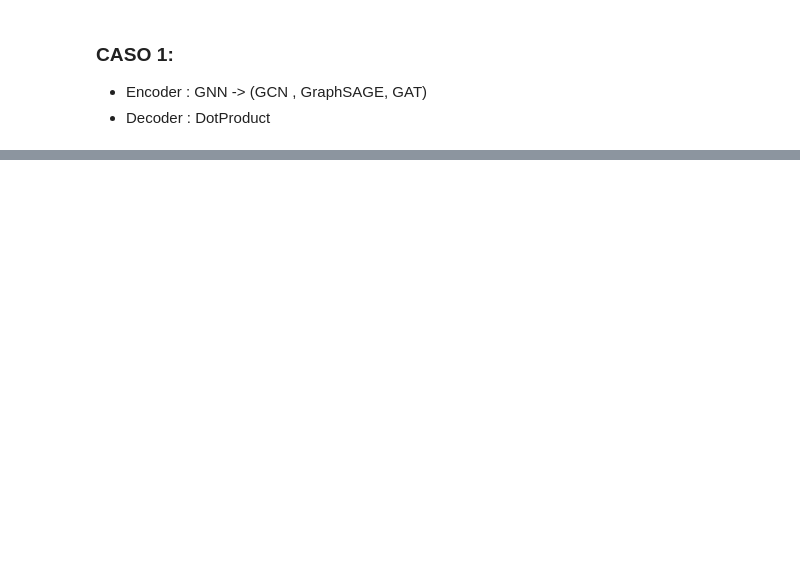
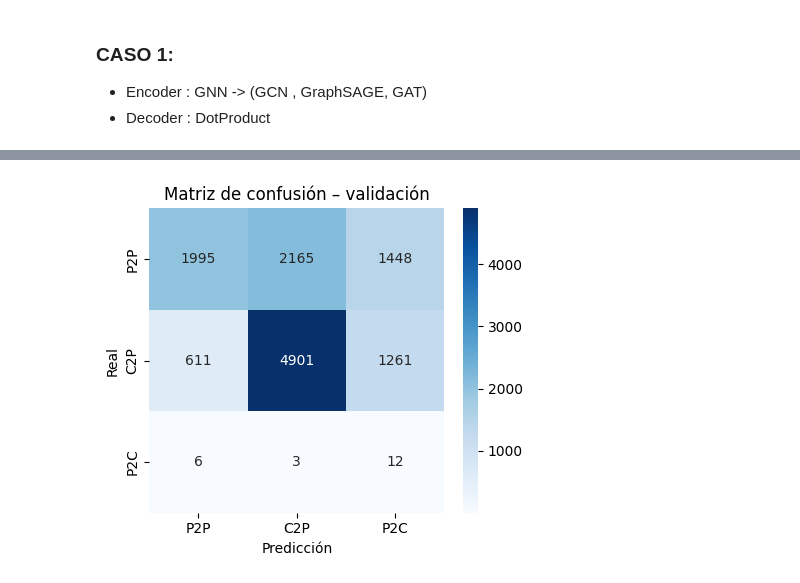
Before and after one commit to valesteban/TrabajoTesis, a Jupyter notebook: AS_relationship_inference_gnn.ipynb, the cells around one changed output, grey strips where cells are left out. Drawn from its saved outputs; the diff is of its cells as text; code cells hidden in the pictures; blank space fills up the shorter version.

```diff
--- a/AS_relationship_inference_gnn.ipynb
+++ b/AS_relationship_inference_gnn.ipynb
@@ -167,0 +507,86 @@ Aristas negativas generadas: 124257
+# %%
+# --- 1.  datos base -------------------------------------------------
+in_feats       = gnn.full_g.ndata['feat'].shape[1]
+hidden_feats   = 32
+out_feats      = 16
+out_feats_mlp  = 3                      # 3 clases
+device         = "cuda" if torch.cuda.is_available() else "cpu"
+
+# etiquetas SOLO de las aristas con 0/1/2 (train)
+labels_train = gnn.train_pos_g.edata['Relationship'].to(torch.int64).to(device)
+
+# pesos por clase (opcional)
+from collections import Counter
+cnt = Counter(labels_train.tolist())          # ej. {0:318, 1:29, 2:29}
+tot = sum(cnt.values())
+class_w = torch.tensor([tot/cnt[c] for c in (0,1,2)],
+                       dtype=torch.float32, device=device)
+
+# --- 2.  bucle sobre arquitecturas ---------------------------------
+for model_name, Model in models.items():
+    print(f"─── Training: {model_name} ───")
+
+    model = Model(
+        in_feats=in_feats,
+        hidden_feats=hidden_feats,
+        out_feats=out_feats,
+        out_feats_mlp=out_feats_mlp
+    ).to(device)
+
+    optimizer = torch.optim.Adam(model.parameters(), lr=1e-3)
+
+    # --- 3.  entrenamiento ----------------------------------------
+    for epoch in range(50):
+        model.train()
+
+        # 3.1  message-passing con TODO el grafo completo
+        h = model.encode(
+            gnn.full_g.to(device),
+            gnn.full_g.ndata['feat'].to(device)
+        )
+
+        # 3.2  logits y pérdida SOLO sobre aristas 0/1/2 de train
+        logits = model.decodeMLP(gnn.train_pos_g.to(device), h)
+        loss   = F.cross_entropy(logits, labels_train, weight=class_w)
+
+        optimizer.zero_grad()
+        loss.backward()
+        optimizer.step()
+
+        if epoch % 10 == 0:
+            acc = (logits.argmax(1) == labels_train).float().mean().item()
+            print(f"Epoch {epoch:02d} | loss {loss.item():.4f} | acc {acc:.4f}")
+
+    # --- 4.  evaluación -------------------------------------------
+    model.eval()
+    with torch.no_grad():
+        # embeddings con el grafo completo
+        h_all = model.encode(
+            gnn.full_g.to(device),
+            gnn.full_g.ndata['feat'].to(device)
+        )
+
+        def eval_split(split_g, name):
+            logits = model.decodeMLP(split_g.to(device), h_all)
+            y_pred = logits.argmax(1).cpu()
+            y_true = split_g.edata['Relationship'].cpu()
+
+            print(f"\n{name.upper()}  —  report")
+            print(classification_report(
+                y_true, y_pred, labels=[0,1,2],
+                target_names=["P2P", "C2P", "P2C"],
+                digits=4
+            ))
+
+            cm = confusion_matrix(y_true, y_pred, labels=[0,1,2])
+            plt.figure(figsize=(4.5,4))
+            sns.heatmap(cm, annot=True, fmt='d', cmap='Blues',
+                        xticklabels=["P2P","C2P","P2C"],
+                        yticklabels=["P2P","C2P","P2C"])
+            plt.title(f"Matriz de confusión – {name}")
+            plt.xlabel("Predicción"); plt.ylabel("Real")
+            plt.tight_layout(); plt.show()
+
+        eval_split(gnn.val_pos_g,  "validación")
+        eval_split(gnn.test_pos_g, "test")
+# %% [output]
@@ -167,0 +610 @@ Aristas negativas generadas: 124257
+[figure, added]
```
Also changed, not shown: parts of 32 cells of this notebook, 3 other files.
